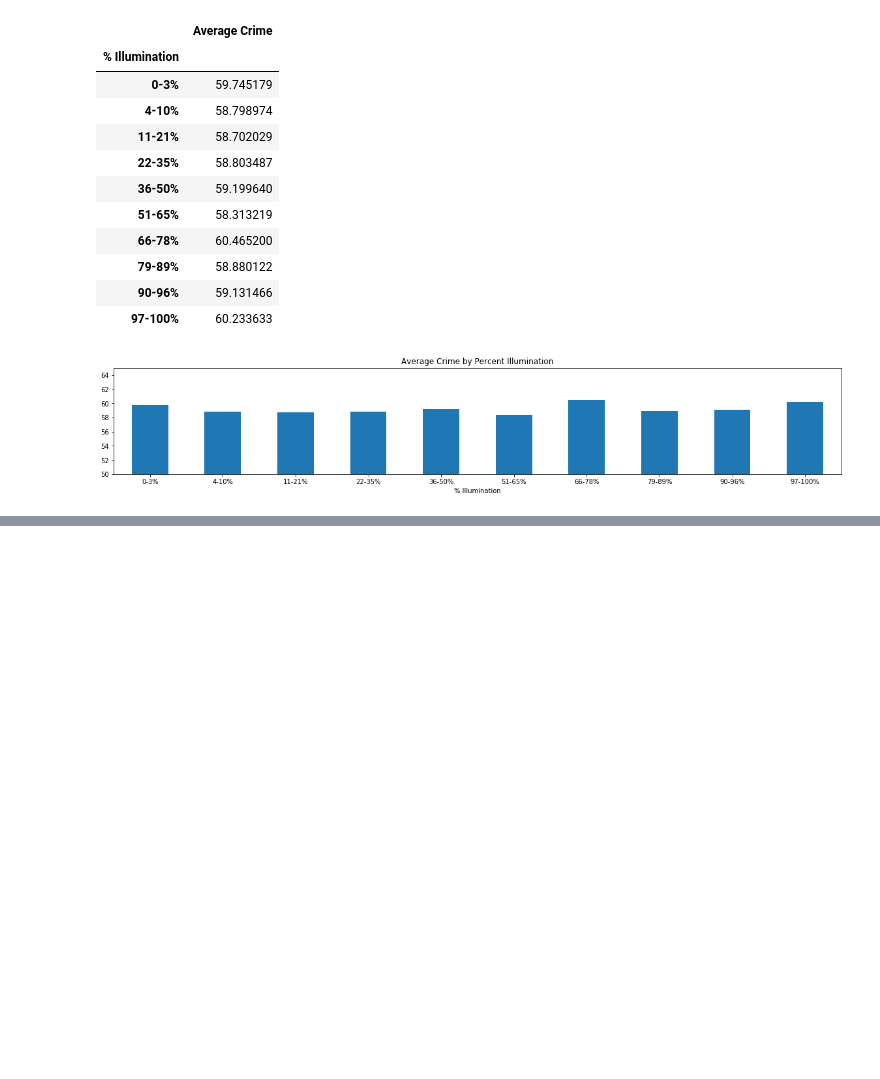
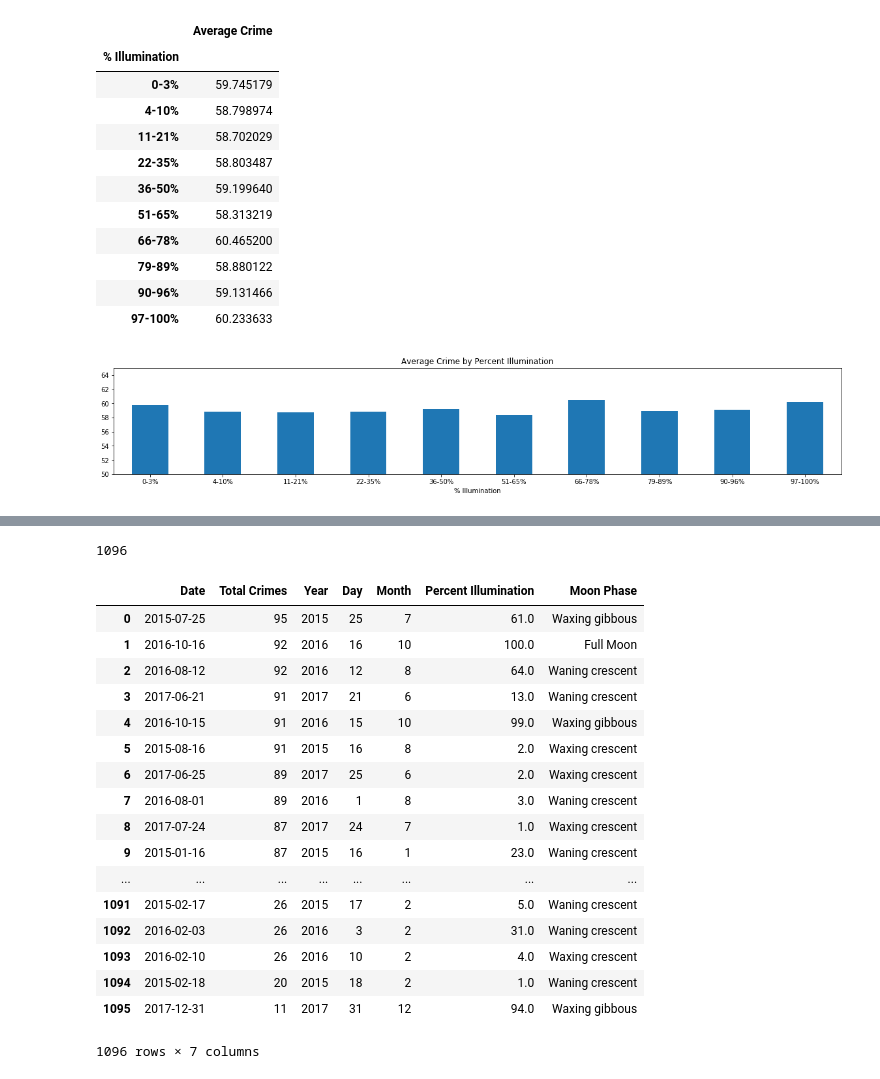
Before and after one commit to knwright/ProgressBar, a Jupyter notebook: Mpls_crime_data_analysis.ipynb, the cells around one changed output, grey strips where cells are left out. Cells and saved outputs as stored; diff of their text form; code cells hidden in the pictures; blank space fills up the shorter version.

```diff
--- a/Mpls_crime_data_analysis.ipynb
+++ b/Mpls_crime_data_analysis.ipynb
@@ -312,0 +367,25 @@ mpls_summary.to_csv("mpls_summary.csv")
+# %%
+mpls_crime_total_moon = pd.merge(mpls_crime_total_rename, moon_data, how="left", on = 'Date')
+mpls_crime_total_moon['Percent Illumination'] = mpls_crime_total_moon['Percent Illumination'].str.rstrip('%').astype('float')
+print(len(mpls_crime_total_moon))
+mpls_crime_total_moon
+# %% [output]
+1096
+|  | Date | Total Crimes | Year | Day | Month | Percent Illumination | Moon Phase |
+| 0 | 2015-07-25 | 95 | 2015 | 25 | 7 | 61.0 | Waxing gibbous |
+| 1 | 2016-10-16 | 92 | 2016 | 16 | 10 | 100.0 | Full Moon |
+| 2 | 2016-08-12 | 92 | 2016 | 12 | 8 | 64.0 | Waning crescent |
+| 3 | 2017-06-21 | 91 | 2017 | 21 | 6 | 13.0 | Waning crescent |
+| 4 | 2016-10-15 | 91 | 2016 | 15 | 10 | 99.0 | Waxing gibbous |
+| 5 | 2015-08-16 | 91 | 2015 | 16 | 8 | 2.0 | Waxing crescent |
+| 6 | 2017-06-25 | 89 | 2017 | 25 | 6 | 2.0 | Waxing crescent |
+| 7 | 2016-08-01 | 89 | 2016 | 1 | 8 | 3.0 | Waning crescent |
+| 8 | 2017-07-24 | 87 | 2017 | 24 | 7 | 1.0 | Waxing crescent |
+| 9 | 2015-01-16 | 87 | 2015 | 16 | 1 | 23.0 | Waning crescent |
+| ... | ... | ... | ... | ... | ... | ... | ... |
+| 1091 | 2015-02-17 | 26 | 2015 | 17 | 2 | 5.0 | Waning crescent |
+| 1092 | 2016-02-03 | 26 | 2016 | 3 | 2 | 31.0 | Waning crescent |
+| 1093 | 2016-02-10 | 26 | 2016 | 10 | 2 | 4.0 | Waxing crescent |
+| 1094 | 2015-02-18 | 20 | 2015 | 18 | 2 | 1.0 | Waning crescent |
+| 1095 | 2017-12-31 | 11 | 2017 | 31 | 12 | 94.0 | Waxing gibbous |
+1096 rows × 7 columns
```
Also changed, not shown: parts of 17 cells of this notebook.
